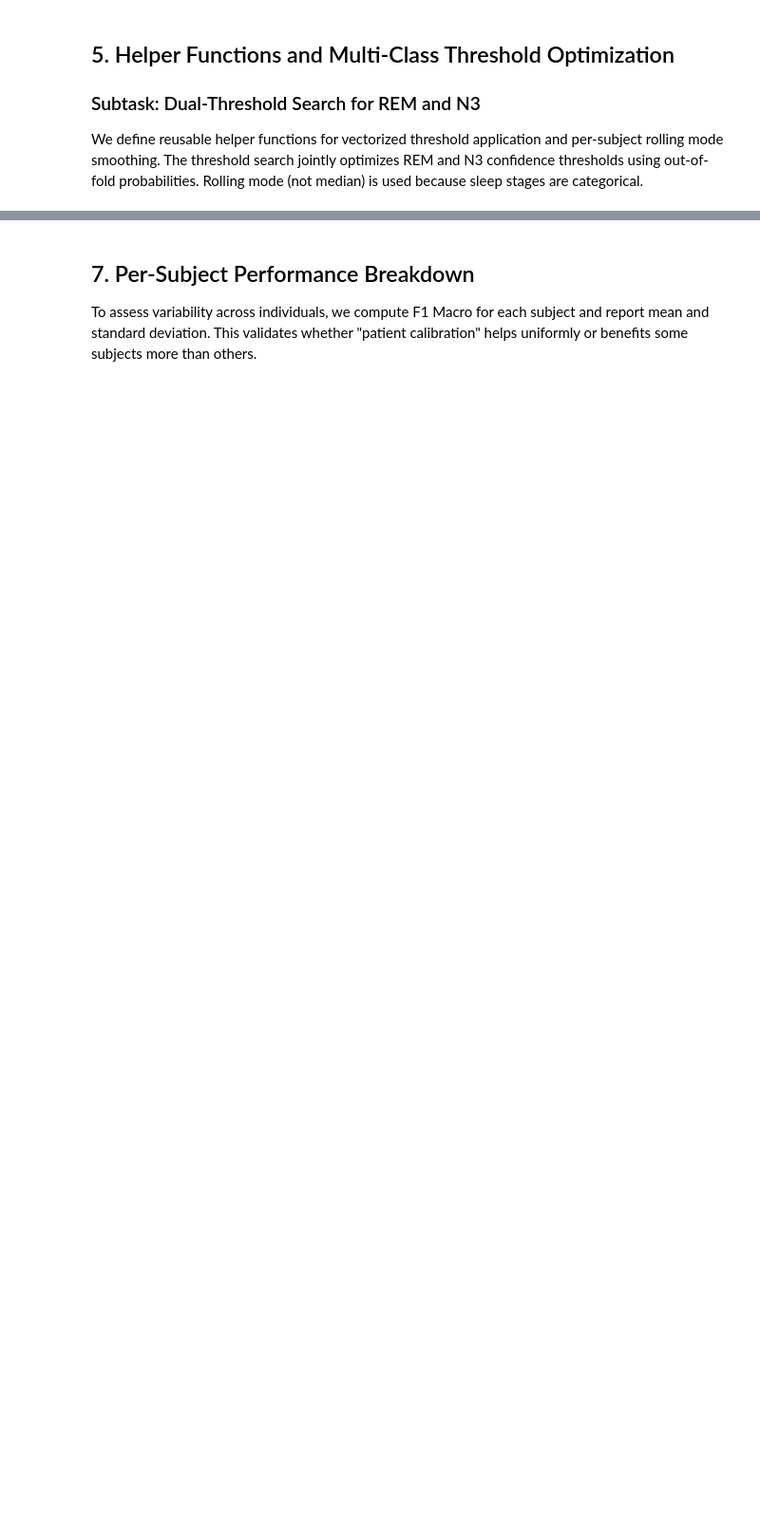
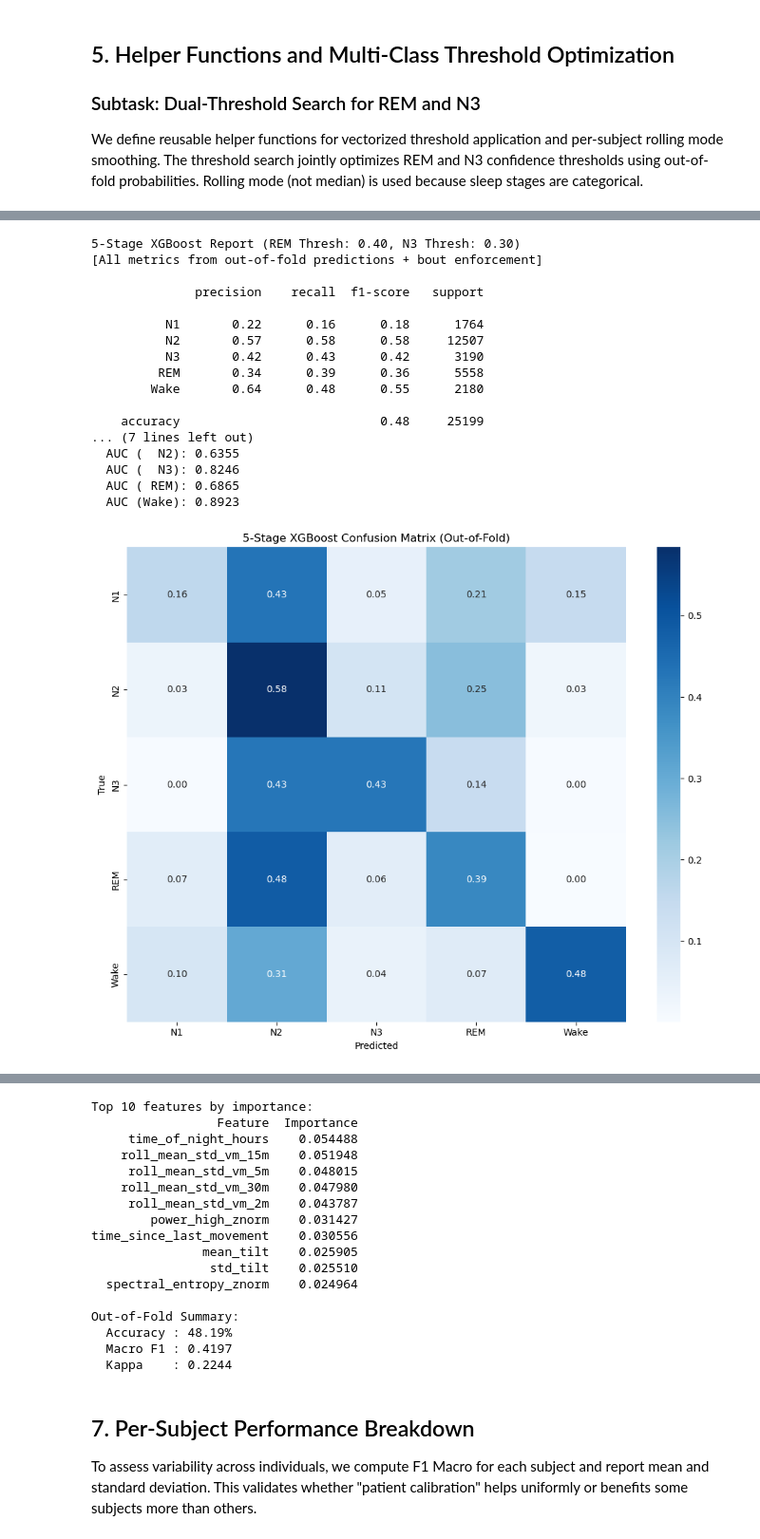
Before and after one commit to benjaminkeizer1-svg/Sleep-Time-Model, a Jupyter notebook: Patient_Calibrated_5_Stage_XGBoost (1).ipynb, the cells around one changed output, grey strips where cells are left out. Shown at 95% size. Saved outputs shown, nothing was run; the diff lists cells and outputs as text; code cells hidden in the pictures; blank space fills up the shorter version.

```diff
--- a/Patient_Calibrated_5_Stage_XGBoost (1).ipynb
+++ b/Patient_Calibrated_5_Stage_XGBoost (1).ipynb
@@ -484,31 +552,50 @@ cm_norm = cm.astype('float') / cm.sum(axis=1)[:, None]
 
 plt.figure(figsize=(10, 8))
 sns.heatmap(cm_norm, annot=True, fmt='.2f', cmap='Blues',
             xticklabels=classes, yticklabels=classes)
 plt.title('5-Stage XGBoost Confusion Matrix (Out-of-Fold)')
 plt.xlabel('Predicted')
 plt.ylabel('True')
 plt.tight_layout()
 plt.show()
 
-importances = clf.feature_importances_
+importances = xgb_model.feature_importances_
 fi_df = pd.DataFrame({'Feature': features, 'Importance': importances}).sort_values('Importance', ascending=False)
 
 plt.figure(figsize=(10, 10))
 sns.barplot(x='Importance', y='Feature', hue='Feature', data=fi_df.head(20),
             palette='viridis', legend=False)
 plt.title('Top 20 Feature Importances (XGBoost)')
 plt.tight_layout()
 plt.show()
 
 print("\nTop 10 features by importance:")
 print(fi_df.head(10).to_string(index=False))
 
 report_dict = classification_report(y, y_pred_final, output_dict=True)
 macro_f1    = report_dict['macro avg']['f1-score']
 accuracy    = report_dict['accuracy']
 
 print(f"\nOut-of-Fold Summary:")
 print(f"  Accuracy : {accuracy:.2%}")
 print(f"  Macro F1 : {macro_f1:.4f}")
 print(f"  Kappa    : {kappa:.4f}")
+# %% [output]
+5-Stage XGBoost Report (REM Thresh: 0.40, N3 Thresh: 0.30)
+[All metrics from out-of-fold predictions + bout enforcement]
+
+              precision    recall  f1-score   support
+
+          N1       0.22      0.16      0.18      1764
+          N2       0.57      0.58      0.58     12507
+          N3       0.42      0.43      0.42      3190
+         REM       0.34      0.39      0.36      5558
+        Wake       0.64      0.48      0.55      2180
+
+    accuracy                           0.48     25199
+... (7 lines left out)
+  AUC (  N2): 0.6355
+  AUC (  N3): 0.8246
+  AUC ( REM): 0.6865
+  AUC (Wake): 0.8923
+[figure, added]
@@ -515,3 +603,20 @@ print(f"  Kappa    : {kappa:.4f}")
+Top 10 features by importance:
+                 Feature  Importance
+     time_of_night_hours    0.054488
+    roll_mean_std_vm_15m    0.051948
+     roll_mean_std_vm_5m    0.048015
+    roll_mean_std_vm_30m    0.047980
+     roll_mean_std_vm_2m    0.043787
+        power_high_znorm    0.031427
+time_since_last_movement    0.030556
+               mean_tilt    0.025905
+                std_tilt    0.025510
+  spectral_entropy_znorm    0.024964
+
+Out-of-Fold Summary:
+  Accuracy : 48.19%
+  Macro F1 : 0.4197
+  Kappa    : 0.2244
 # %% [markdown]
 ## 7. Per-Subject Performance Breakdown
 
```
Also changed, not shown: parts of 11 cells of this notebook, 5 other files.
